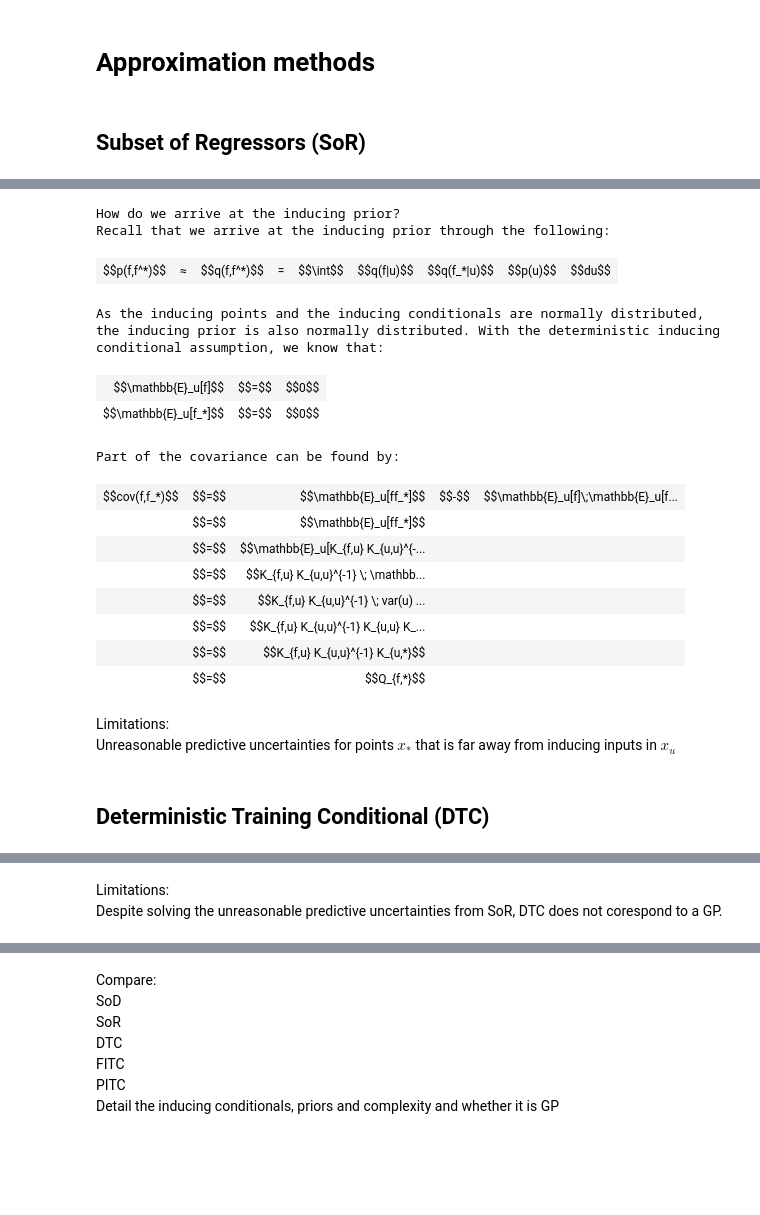
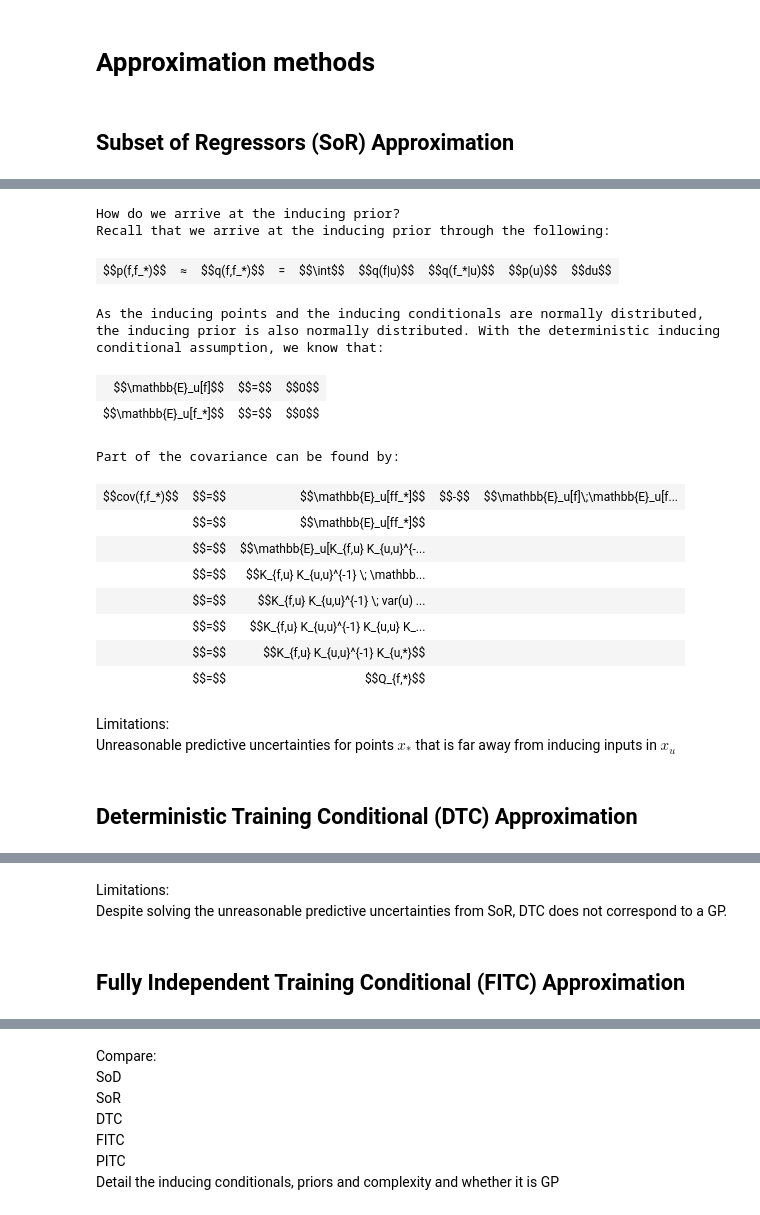
Before and after one commit to panukorn17/COMP0168-Machine-Learning-Seminar, a Jupyter notebook: Sparse GP Demo.ipynb, the cells around one changed output, grey strips where cells are left out. Cells and saved outputs as stored; diff of their text form; code cells hidden in the pictures; blank space fills up the shorter version.

Commit message:
add FITC

```diff
--- a/Sparse GP Demo.ipynb
+++ b/Sparse GP Demo.ipynb
@@ -662,7 +662,7 @@ Generally:
 # %% [markdown]
 # Approximation methods
 # %% [markdown]
-## Subset of Regressors (SoR)
+## Subset of Regressors (SoR) Approximation
 # %%
 #@hidden
 HTML('''
@@ -866,9 +866,9 @@ How do we arrive at the inducing prior? <br>
 Recall that we arrive at the inducing prior through the following:
 <table style="margin-left: auto; margin-right: auto;">
     <tr style="background-color:white;font-size:16px">
-        <td class = "BayesPrior">$$p(f,f^*)$$</td>
+        <td class = "BayesPrior">$$p(f,f_*)$$</td>
         <td >&#8776;</td>
-        <td class = "BayesPrior">$$q(f,f^*)$$</td>
+        <td class = "BayesPrior">$$q(f,f_*)$$</td>
         <td >=</td>
         <td >$$\int$$</td>
         <td class = "InducCond1">$$q(f|u)$$</td>
@@ -912,34 +912,34 @@ Part of the covariance can be found by:
     <tr style="background-color:white">
         <td ></td>
         <td >$$=$$</td>
         <td colspan=3>$$K_{f,u} K_{u,u}^{-1} \; \mathbb{E}_u[u u^T] \; K_{u,u}^{-1} K_{u,*}$$</td>
     </tr>
     <tr style="background-color:white">
         <td ></td>
         <td >$$=$$</td>
         <td colspan=3>$$K_{f,u} K_{u,u}^{-1} \; var(u) \; K_{u,u}^{-1} K_{u,*}$$</td>
     </tr>
     <tr style="background-color:white">
         <td ></td>
         <td >$$=$$</td>
         <td colspan=3>$$K_{f,u} K_{u,u}^{-1} K_{u,u} K_{u,u}^{-1} K_{u,*}$$</td>
     </tr>
     <tr style="background-color:white">
         <td ></td>
         <td >$$=$$</td>
         <td colspan=3>$$K_{f,u} K_{u,u}^{-1} K_{u,*}$$</td>
     </tr>
     <tr style="background-color:white">
         <td ></td>
         <td >$$=$$</td>
         <td colspan=3>$$Q_{f,*}$$</td>
     </tr>
 </table>
 ''')
 # %% [output]
 How do we arrive at the inducing prior?
 Recall that we arrive at the inducing prior through the following:
-| $$p(f,f^*)$$ | ≈ | $$q(f,f^*)$$ | = | $$\int$$ | $$q(f|u)$$ | $$q(f_*|u)$$ | $$p(u)$$ | $$du$$ |
+| $$p(f,f_*)$$ | ≈ | $$q(f,f_*)$$ | = | $$\int$$ | $$q(f|u)$$ | $$q(f_*|u)$$ | $$p(u)$$ | $$du$$ |
 As the inducing points and the inducing conditionals are normally distributed, the inducing prior is also normally distributed. With the deterministic inducing conditional assumption, we know that:
 | $$\mathbb{E}_u[f]$$ | $$=$$ | $$0$$ |
 | $$\mathbb{E}_u[f_*]$$ | $$=$$ | $$0$$ |
@@ -956,7 +956,7 @@ Part of the covariance can be found by:
 Limitations: <br>
 Unreasonable predictive uncertainties for points $x_*$ that is far away from inducing inputs in $x_u$
 # %% [markdown]
-## Deterministic Training Conditional (DTC)
+## Deterministic Training Conditional (DTC) Approximation
 # %%
 #@hidden
 HTML('''
@@ -1147,4 +1147,6 @@ A computationally efficient representation of the posterior predictive predictio
 [interactive output not drawn]
 # %% [markdown]
 Limitations: <br>
-Despite solving the unreasonable predictive uncertainties from SoR, DTC does not corespond to a GP.
+Despite solving the unreasonable predictive uncertainties from SoR, DTC does not correspond to a GP.
+# %% [markdown]
+## Fully Independent Training Conditional (FITC) Approximation
```
Also changed, not shown: parts of 10 cells of this notebook.
